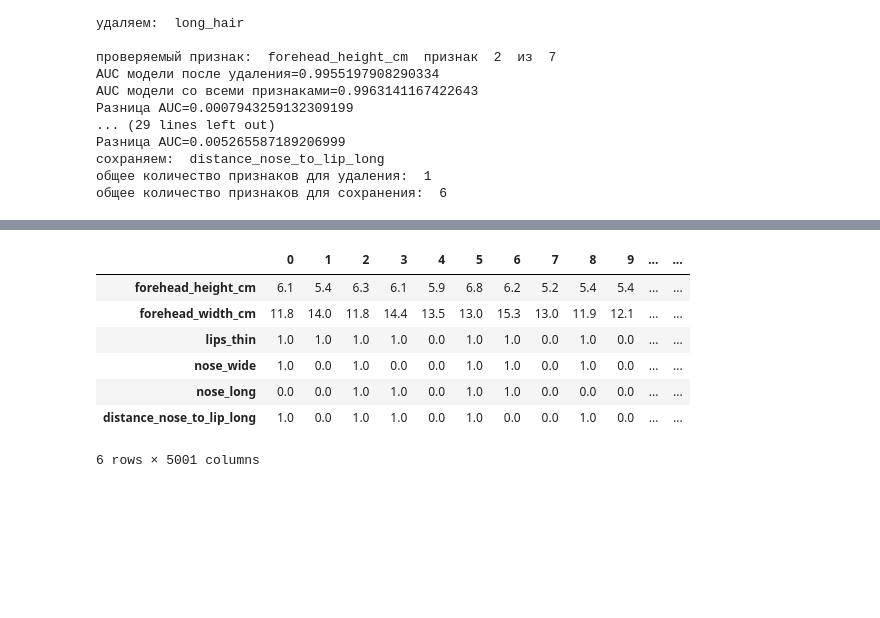
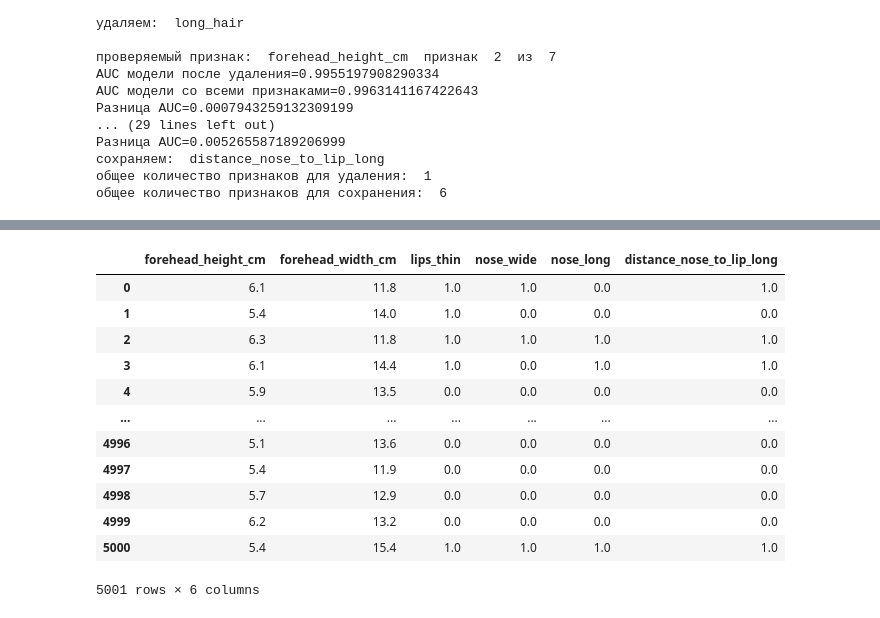
Before and after one commit to dsvishchev/education, a Jupyter notebook: feature_selection.ipynb, the cells around one changed output, grey strips where cells are left out. Cells and saved outputs as stored; diff of their text form; code cells hidden in the pictures; blank space fills up the shorter version.

```diff
--- a/feature_selection.ipynb
+++ b/feature_selection.ipynb
@@ -525,7 +525,7 @@ for feature in features:
         features_to_remove.append(feature)
 
 # формируем датафрейм
-df = pd.DataFrame({'feature': features,
+df2 = pd.DataFrame({'feature': features,
                    'auc_score_mean': auc_score_mean_list,
                    'diff_auc_score': diff_auc_list})
 
@@ -560,16 +571,21 @@ AUC модели со всеми признаками=0.9963141167422643
 # %%
 dgg_new = []
 for col in features_to_keep:
     dgg_new.append(df[col])
-dff1 = pd.DataFrame(dgg_new)
+dff1 = pd.DataFrame(dgg_new).T
 dff1.to_csv(path_or_buf='datasets/gender_classification_1.csv',index=False)
 dff1
 # %% [output]
-|  | 0 | 1 | 2 | 3 | 4 | 5 | 6 | 7 | 8 | 9 | ... | ... |
-| forehead_height_cm | 6.1 | 5.4 | 6.3 | 6.1 | 5.9 | 6.8 | 6.2 | 5.2 | 5.4 | 5.4 | ... | ... |
-| forehead_width_cm | 11.8 | 14.0 | 11.8 | 14.4 | 13.5 | 13.0 | 15.3 | 13.0 | 11.9 | 12.1 | ... | ... |
-| lips_thin | 1.0 | 1.0 | 1.0 | 1.0 | 0.0 | 1.0 | 1.0 | 0.0 | 1.0 | 0.0 | ... | ... |
-| nose_wide | 1.0 | 0.0 | 1.0 | 0.0 | 0.0 | 1.0 | 1.0 | 0.0 | 1.0 | 0.0 | ... | ... |
-| nose_long | 0.0 | 0.0 | 1.0 | 1.0 | 0.0 | 1.0 | 1.0 | 0.0 | 0.0 | 0.0 | ... | ... |
-| distance_nose_to_lip_long | 1.0 | 0.0 | 1.0 | 1.0 | 0.0 | 1.0 | 0.0 | 0.0 | 1.0 | 0.0 | ... | ... |
+|  | forehead_height_cm | forehead_width_cm | lips_thin | nose_wide | nose_long | distance_nose_to_lip_long |
+| 0 | 6.1 | 11.8 | 1.0 | 1.0 | 0.0 | 1.0 |
+| 1 | 5.4 | 14.0 | 1.0 | 0.0 | 0.0 | 0.0 |
+| 2 | 6.3 | 11.8 | 1.0 | 1.0 | 1.0 | 1.0 |
+| 3 | 6.1 | 14.4 | 1.0 | 0.0 | 1.0 | 1.0 |
+| 4 | 5.9 | 13.5 | 0.0 | 0.0 | 0.0 | 0.0 |
+| ... | ... | ... | ... | ... | ... | ... |
+| 4996 | 5.1 | 13.6 | 0.0 | 0.0 | 0.0 | 0.0 |
+| 4997 | 5.4 | 11.9 | 0.0 | 0.0 | 0.0 | 0.0 |
+| 4998 | 5.7 | 12.9 | 0.0 | 0.0 | 0.0 | 0.0 |
+| 4999 | 6.2 | 13.2 | 0.0 | 0.0 | 0.0 | 0.0 |
+| 5000 | 5.4 | 15.4 | 1.0 | 1.0 | 1.0 | 1.0 |
-6 rows × 5001 columns
+5001 rows × 6 columns
```
Also changed, not shown: parts of 2 cells of this notebook, 1 other file.
